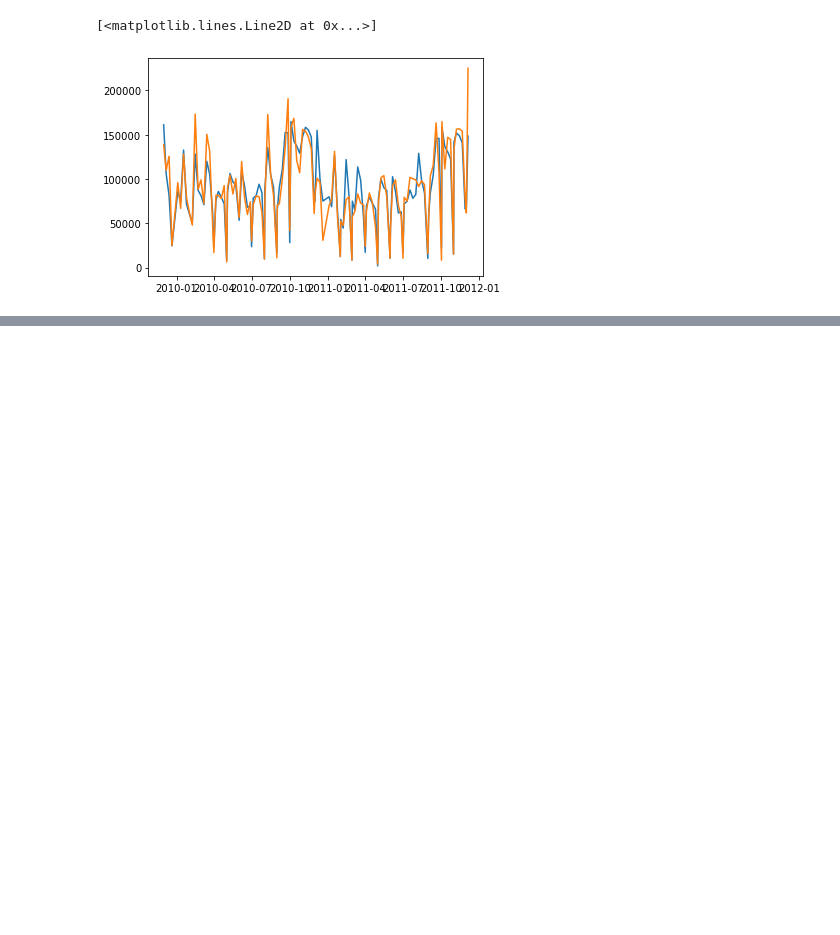
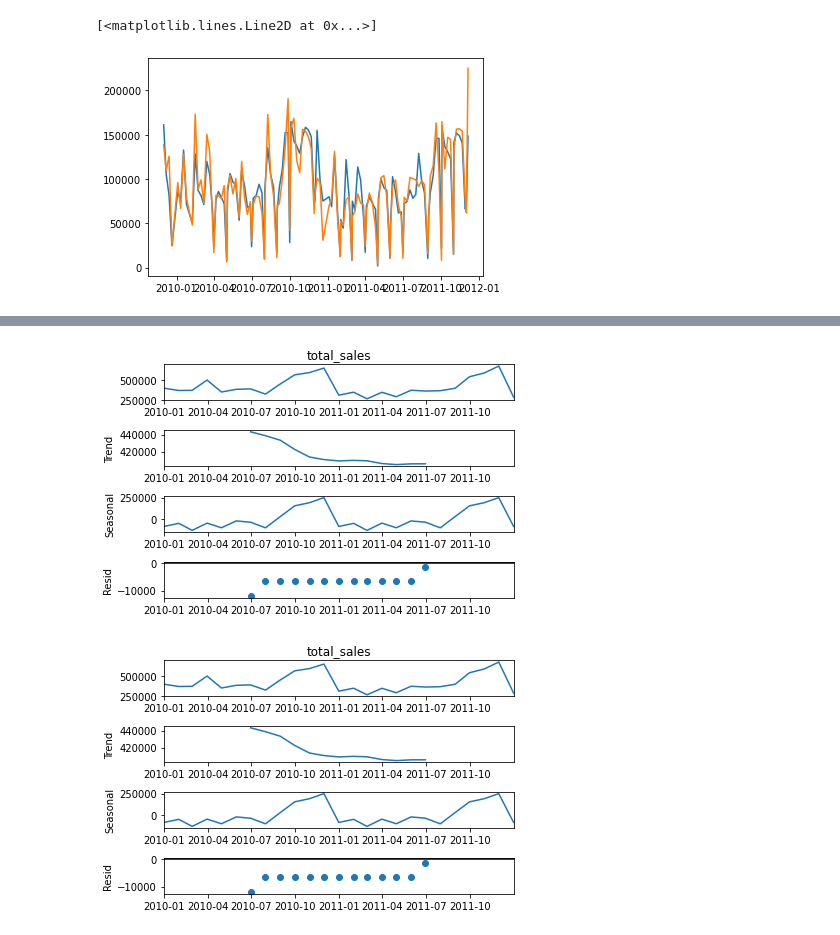
Before and after one commit to Naveen-janakiraman/Projects, a Jupyter notebook: Supply chain Retail forecasting.ipynb, the cells around one changed output, grey strips where cells are left out. Drawn from its saved outputs; the diff is of its cells as text; code cells hidden in the pictures; blank space fills up the shorter version.

```diff
--- a/Supply chain Retail forecasting.ipynb
+++ b/Supply chain Retail forecasting.ipynb
@@ -261,0 +400,7 @@ import warnings
+# %%
+components=sm.tsa.seasonal_decompose(monthly_series)
+# %%
+components.plot()
+# %% [output]
+[figure, added]
+[figure, added]
```
Also changed, not shown: parts of 42 cells of this notebook.
